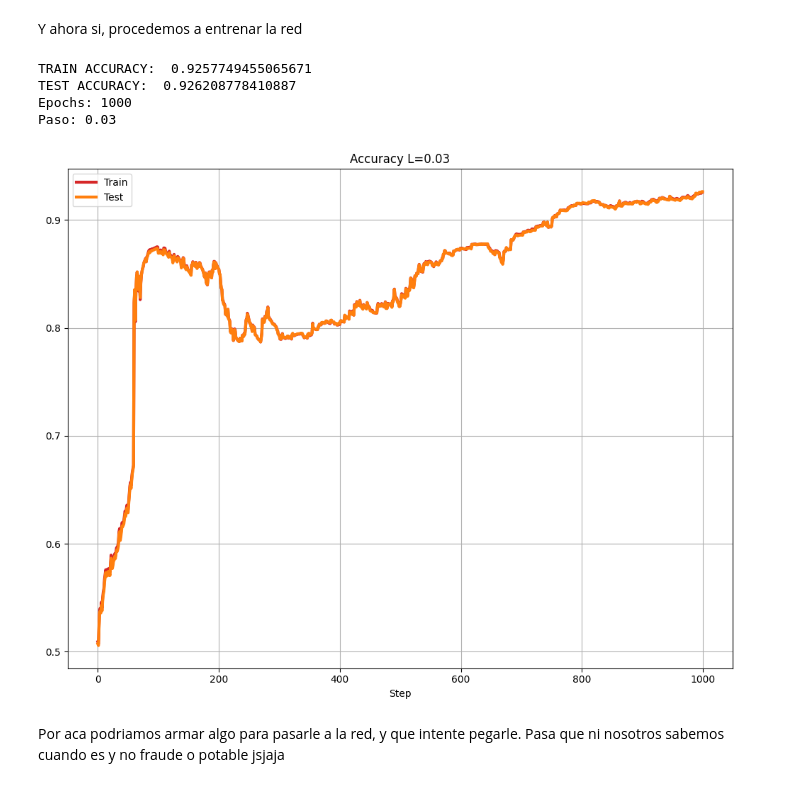
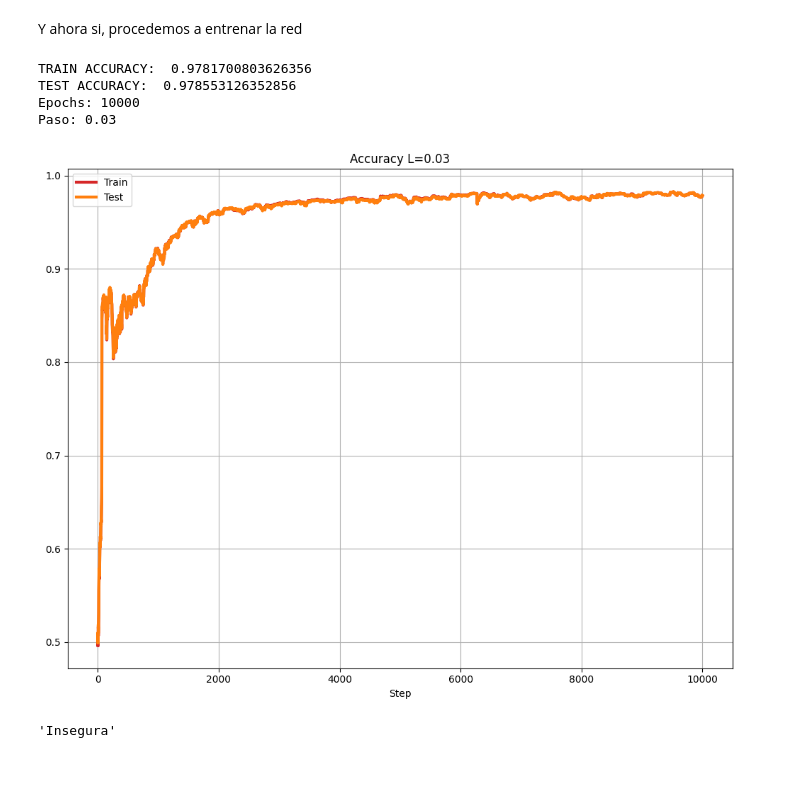
Before and after one commit to nicocernadas/Neural-Network, a Jupyter notebook: fraud_Jupyter.ipynb, the cells around one changed output. Saved outputs shown, nothing was run; the diff lists cells and outputs as text; code cells hidden in the pictures.

Commit message:
Jupyter notebook del CSV de Fraude

```diff
--- a/fraud_Jupyter.ipynb
+++ b/fraud_Jupyter.ipynb
@@ -82,8 +48,11 @@ KeyboardInterrupt:
 # %% [markdown]
 Ahora que ya tenemos una idea del DataFrame, podemos darnos cuenta de que no hace falta tratar mucho mas los datos. Vamos a proceder a estandarizarlos borrar los atipicos como ya habiamos dicho, con la funcion 'limpieza', para despues estandarizarlos con la funcion del script 'estandarizacion', la cual itera por cada columna, cargando en una lista los datos realizando la siguiente cuenta: ((dato - media) / desviacion estandar), para despues reasignar la lista nueva a cada columna.
-# %%
-df = limpieza(df)
-df = estandarizacion(df)
+# %%
+# Esto se va a usar mas adelante, para normalizar las predicciones
+medias = []
+desviaciones = []
+df = limpieza(df)
+df, medias, desviaciones = estandarizacion(df)
 # %% [markdown]
 Verifiquemos como quedaron los datos
 # %%
@@ -232,21 +182,34 @@ def red_neuronal(L, epochs):
     print("TEST ACCURACY: ", accuracy_test)
     print(f'Epochs: {epochs}')
     print(f'Paso: {L}')
+    # print(f'W_oculto: {w_hidden_1}')
+    # print(f'B_oculto: {b_hidden}')
+    # print(f'W_output: {w_output_1}')
+    # print(f'B_output: {b_output}')
     grafico_acc(L=L, train_l=accuracy_train_l, test_l=accuracy_test_l)
+    return w_hidden_1, b_hidden, w_output_1, b_output
 # %% [markdown]
 Y ahora si, procedemos a entrenar la red
-# %%
-epochs = [1000]
-eles = [.03]
-
-for rep in epochs:
-    for ele in eles:
-        red_neuronal(L=ele, epochs=rep)
-# %% [output]
-TRAIN ACCURACY:  0.9257749455065671
-TEST ACCURACY:  0.926208778410887
-Epochs: 1000
-Paso: 0.03
-[figure, removed]
-# %% [markdown]
-Por aca podriamos armar algo para pasarle a la red, y que intente pegarle. Pasa que ni nosotros sabemos cuando es y no fraude o potable jsjaja
+# %%
+# ================================================
+# Estos se van a usar despues para llamar solamente
+# a la funcion de forward prop con los pesos y sesgos
+# que salgan de la red entrenada
+w_h = 0
+b_h = 0
+w_o = 0
+b_o = 0
+relu = lambda x: np.maximum(x, 0)
+sigmoide = lambda x: 1 / (1 + np.exp(-x))
+# =================================================
+epochs = [10_000]
+eles = [.03]
+for rep in epochs:
+    for ele in eles:
+        w_h, b_h, w_o, b_o = red_neuronal(L=ele, epochs=rep)
+# %% [output]
+TRAIN ACCURACY:  0.9781700803626356
+TEST ACCURACY:  0.978553126352856
+Epochs: 10000
+Paso: 0.03
+[figure, added]
@@ -252,0 +238,4 @@ Por aca podriamos armar algo para pasarle a la red, y que intente pegarle. Pasa
+# %%
+red_predict(2.530145018135443,3.6897810904940105,8.297406866219774,1.0,0.0,0.0,1.0)
+# %% [output]
+'Insegura'
```
Also changed, not shown: parts of 10 cells of this notebook.
